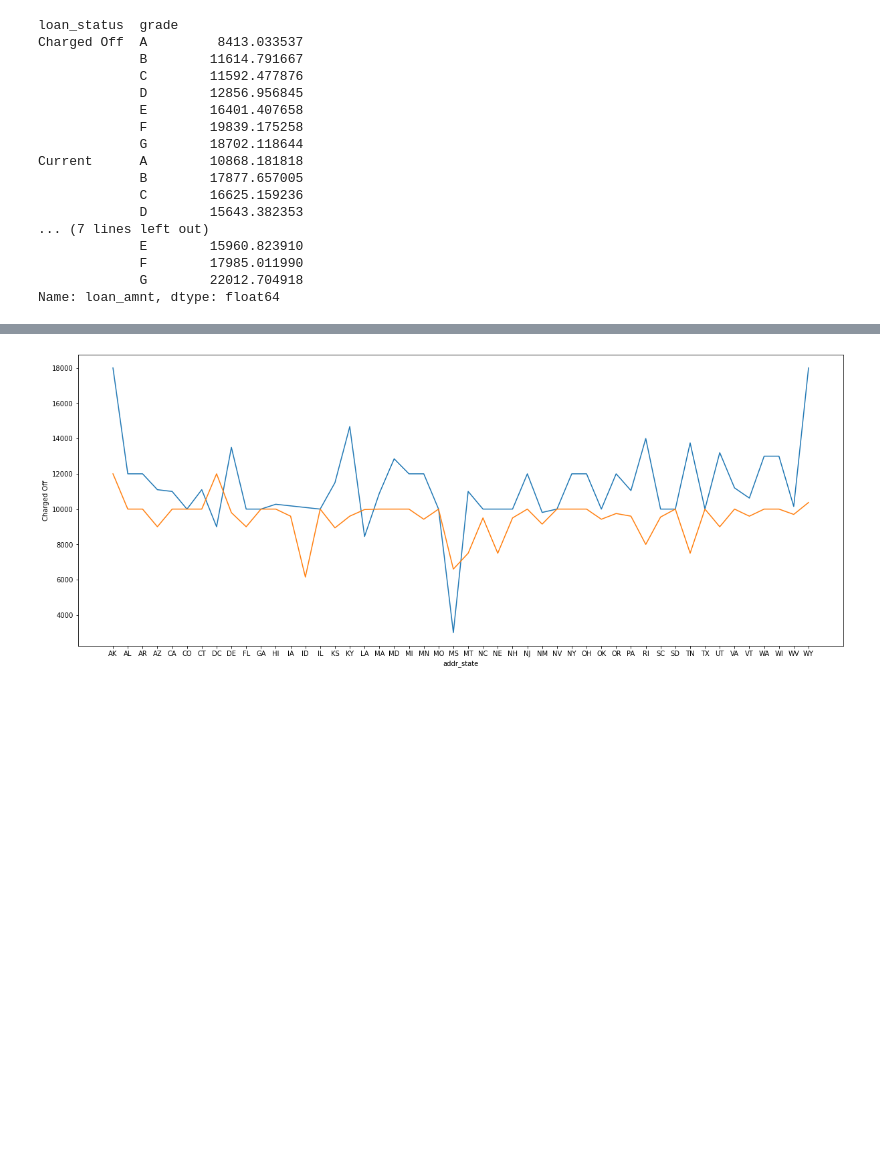
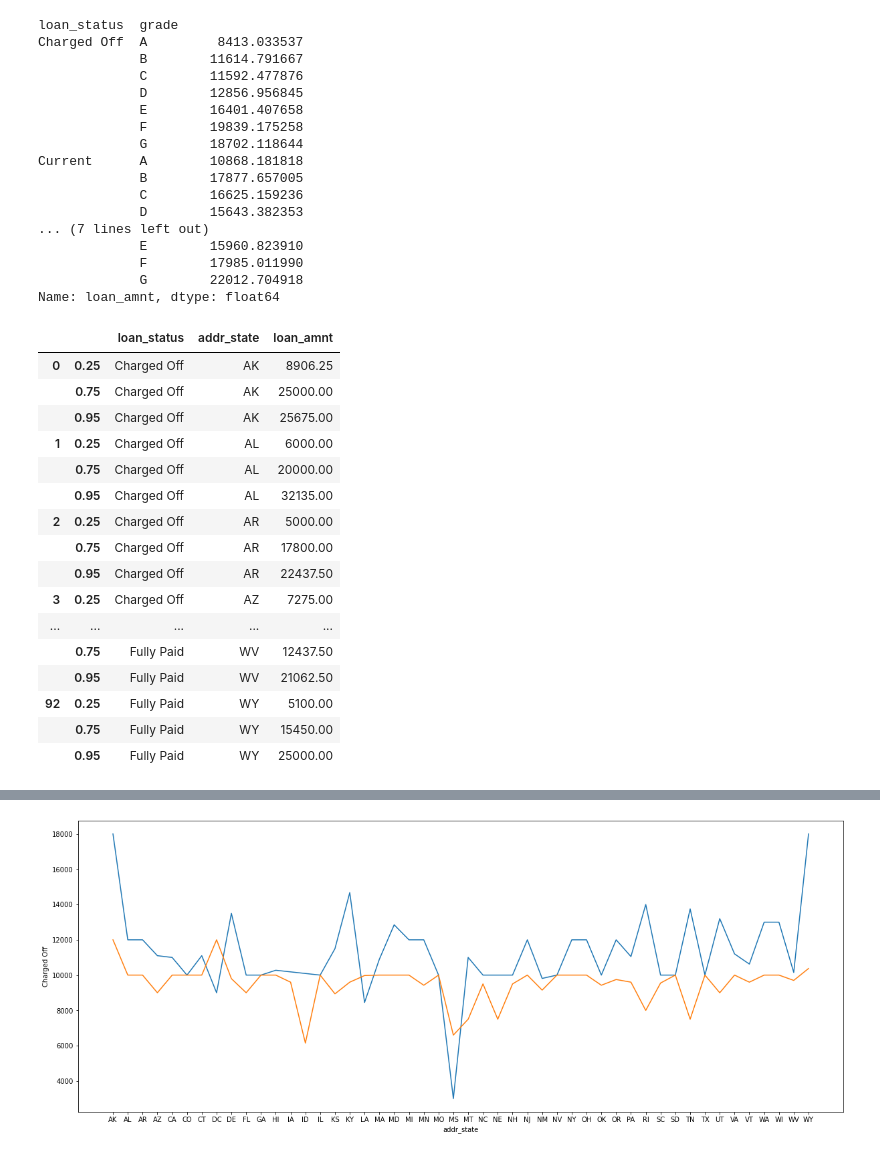
Before and after one commit to krishnajiraoh/upGrad_lending_club_case_study, a Jupyter notebook: EDA_Final.ipynb, the cells around one changed output, grey strips where cells are left out. Drawn from its saved outputs; the diff is of its cells as text; code cells hidden in the pictures; blank space fills up the shorter version.

```diff
--- a/EDA_Final.ipynb
+++ b/EDA_Final.ipynb
@@ -702,3 +702,23 @@ Current      A        10868.181818
              F        17985.011990
              G        22012.704918
 Name: loan_amnt, dtype: float64
+# %%
+loan_df.groupby(by=["loan_status", "addr_state"], as_index=False)["loan_amnt"].quantile([0.25,0.75,0.95])
+# %% [output]
+|  |  | loan_status | addr_state | loan_amnt |
+| 0 | 0.25 | Charged Off | AK | 8906.25 |
+|  | 0.75 | Charged Off | AK | 25000.00 |
+|  | 0.95 | Charged Off | AK | 25675.00 |
+| 1 | 0.25 | Charged Off | AL | 6000.00 |
+|  | 0.75 | Charged Off | AL | 20000.00 |
+|  | 0.95 | Charged Off | AL | 32135.00 |
+| 2 | 0.25 | Charged Off | AR | 5000.00 |
+|  | 0.75 | Charged Off | AR | 17800.00 |
+|  | 0.95 | Charged Off | AR | 22437.50 |
+| 3 | 0.25 | Charged Off | AZ | 7275.00 |
+| ... | ... | ... | ... | ... |
+|  | 0.75 | Fully Paid | WV | 12437.50 |
+|  | 0.95 | Fully Paid | WV | 21062.50 |
+| 92 | 0.25 | Fully Paid | WY | 5100.00 |
+|  | 0.75 | Fully Paid | WY | 15450.00 |
+|  | 0.95 | Fully Paid | WY | 25000.00 |
```
Also changed, not shown: parts of 6 cells of this notebook.
